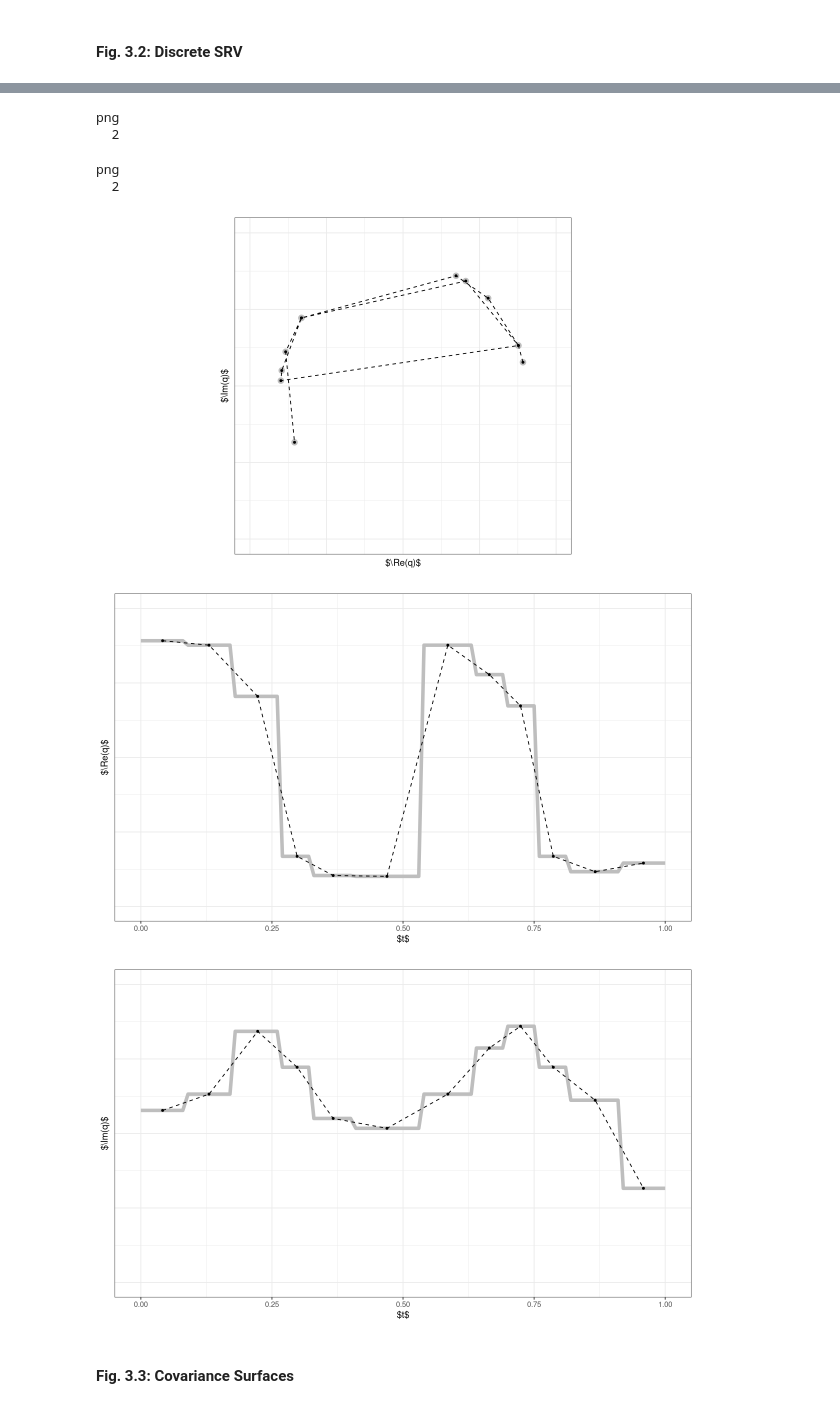
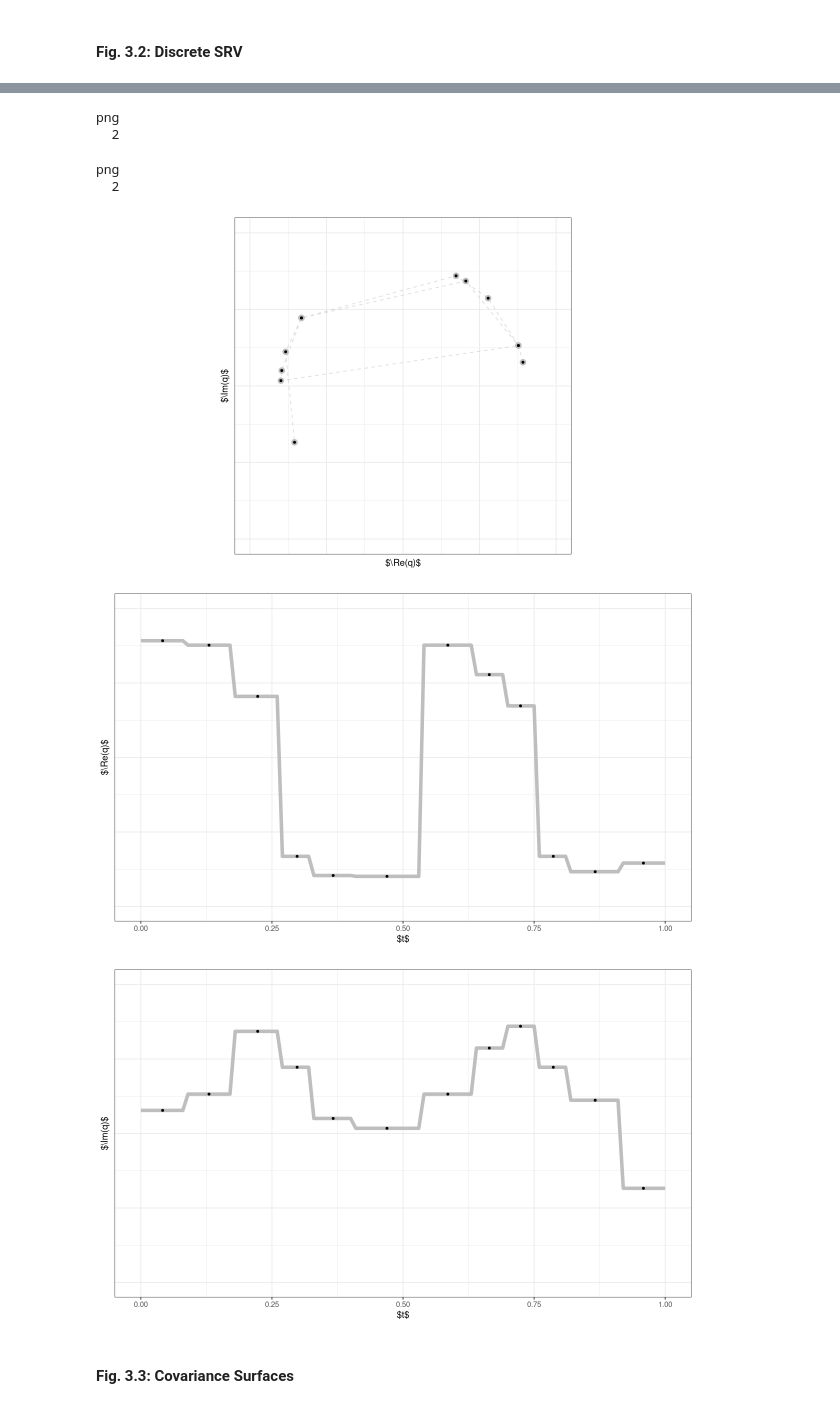
Before and after one commit to mpff/masterthesis, a Jupyter notebook: notebooks/Thesis_Plots_Ch1-3.ipynb, the cells around one changed output, grey strips where cells are left out. Saved outputs shown, nothing was run; the diff lists cells and outputs as text; code cells hidden in the pictures.

```diff
--- a/notebooks/Thesis_Plots_Ch1-3.ipynb
+++ b/notebooks/Thesis_Plots_Ch1-3.ipynb
@@ -558,7 +560,7 @@ srv_const <- bind_rows(lapply(seq(0,1,by=0.01), function(h){
 # %%
 p.3srv <- ggplot(srv, aes(x=X1, y=X2)) +
     geom_point(size = 3, color="grey") +
-    geom_path(size = 0.5, alpha = 1, color="black", linetype="dashed") +
+    geom_path(size = 0.5, alpha = 0.5, color="grey", linetype="dashed") +
     geom_point(size = 1, color="black") +
     labs(x = "$\\Re(q)$", y = "$\\Im(q)$") +
     theme_thesis() +
@@ -568,45 +570,45 @@ p.3srv <- ggplot(srv, aes(x=X1, y=X2)) +
 
 p.3srvX <- ggplot(srv, aes(x=t, y=X1)) +
     geom_path(data = srv_const, aes(x=t, y=X1), size= 2, color="grey") +
-    geom_path(size = 0.5, alpha = 1, color="black", linetype="dashed") +
+    #geom_path(size = 0.5, alpha = 1, color="black", linetype="dashed") +
     geom_point(size=1, color="black") +
     labs(x = "$t$", y = "$\\Re(q)$") +
     theme_thesis() +
     coord_cartesian(xlim = c(0,1), ylim = c(-10,10)) +
     theme(axis.ticks.y = element_blank(), axis.text.y = element_blank())
 
 p.3srvY <- ggplot(srv, aes(x=t, y=X2)) +
     geom_path(data=srv_const,aes(x=t, y=X2), size= 2, color="grey") +
-    geom_path(size = 0.5, alpha = 1, color="black", linetype="dashed") +
+    #geom_path(size = 0.5, alpha = 1, color="black", linetype="dashed") +
     geom_point(size=1, color="black") +
     labs(x = "$t$", y = "$\\Im(q)$") +
     theme_thesis() +
     coord_cartesian(xlim = c(0,1), ylim = c(-10, 10)) +
     theme(axis.ticks.y = element_blank(), axis.text.y = element_blank())
 
-tikzDevice::tikz(file = "../tex/graphics/3-srv-discr.tex", width = 3, height = 3)
+tikzDevice::tikz(file = "../tex/graphics/3-srv-discr.tex", width = 2.5, height = 2.5)
 print(p.3srv)
 dev.off()
-tikzDevice::tikz(file = "../tex/graphics/3-srv-discrX.tex", width = 3, height = 1.4)
+tikzDevice::tikz(file = "../tex/graphics/3-srv-discrX.tex", width = 2.5, height = 1.2)
 print(p.3srvX)
 dev.off()
-tikzDevice::tikz(file = "../tex/graphics/3-srv-discrY.tex", width = 3, height = 1.4)
+tikzDevice::tikz(file = "../tex/graphics/3-srv-discrY.tex", width = 2.5, height = 1.2)
 print(p.3srvY)
 dev.off()
 
 plot(p.3srv)
 plot(p.3srvX)
 plot(p.3srvY)
 # %% [output]
 png
   2
 png
   2
 png
   2
-[figure, old version]
+[figure, new version]
-[figure, old version]
+[figure, new version]
-[figure, old version]
+[figure, new version]
 # %% [markdown]
 #### Fig. 3.3: Covariance Surfaces
 # %%
```
Also changed, not shown: parts of 4 cells of this notebook, 51 other files.
